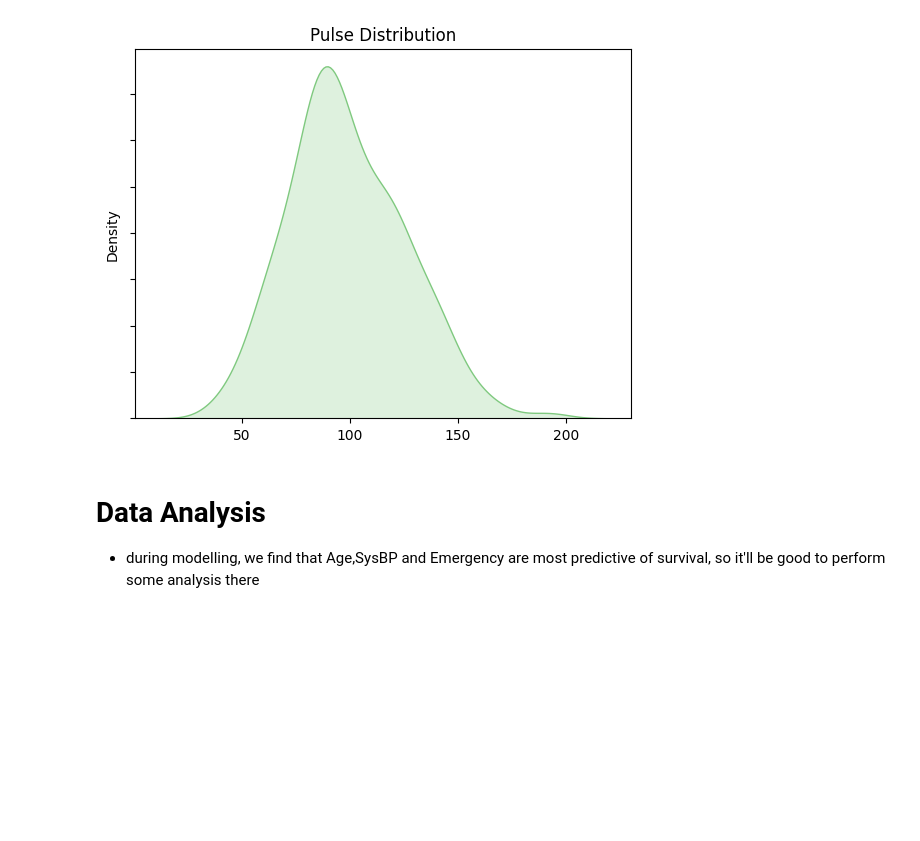
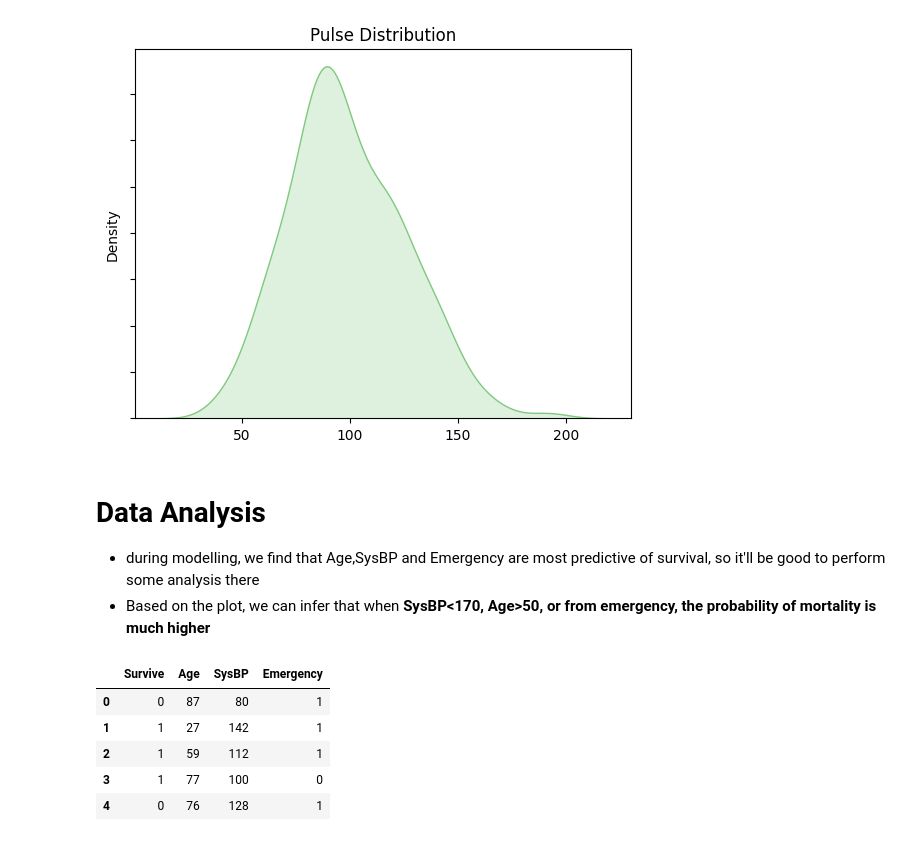
Before and after one commit to chingfhen/SGH-ICU-Patients, a Jupyter notebook: Visualizations.ipynb, the cells around one changed output. Cells and saved outputs as stored; diff of their text form; code cells hidden in the pictures; blank space fills up the shorter version.

```diff
--- a/Visualizations.ipynb
+++ b/Visualizations.ipynb
@@ -185,3 +185,14 @@ p.set(yticklabels = [], title = "Pulse Distribution")
 # %% [markdown]
 # Data Analysis
 - during modelling, we find that Age,SysBP and Emergency are most predictive of survival, so it'll be good to perform some analysis there
+- Based on the plot, we can infer that when **SysBP<170, Age>50, or from emergency, the probability of mortality is much higher**
+# %%
+tmp_data = pd.read_sql_query('select survive,age,sysbp,emergency from ICU', con)
+tmp_data.head()
+# %% [output]
+|  | Survive | Age | SysBP | Emergency |
+| 0 | 0 | 87 | 80 | 1 |
+| 1 | 1 | 27 | 142 | 1 |
+| 2 | 1 | 59 | 112 | 1 |
+| 3 | 1 | 77 | 100 | 0 |
+| 4 | 0 | 76 | 128 | 1 |
```
Also changed, not shown: parts of 4 cells of this notebook.
